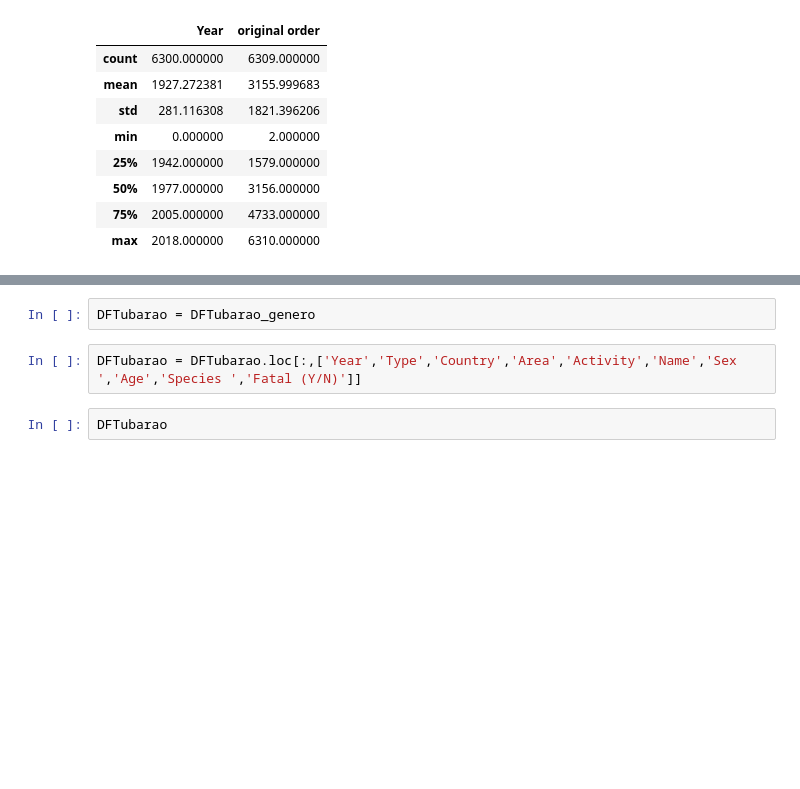
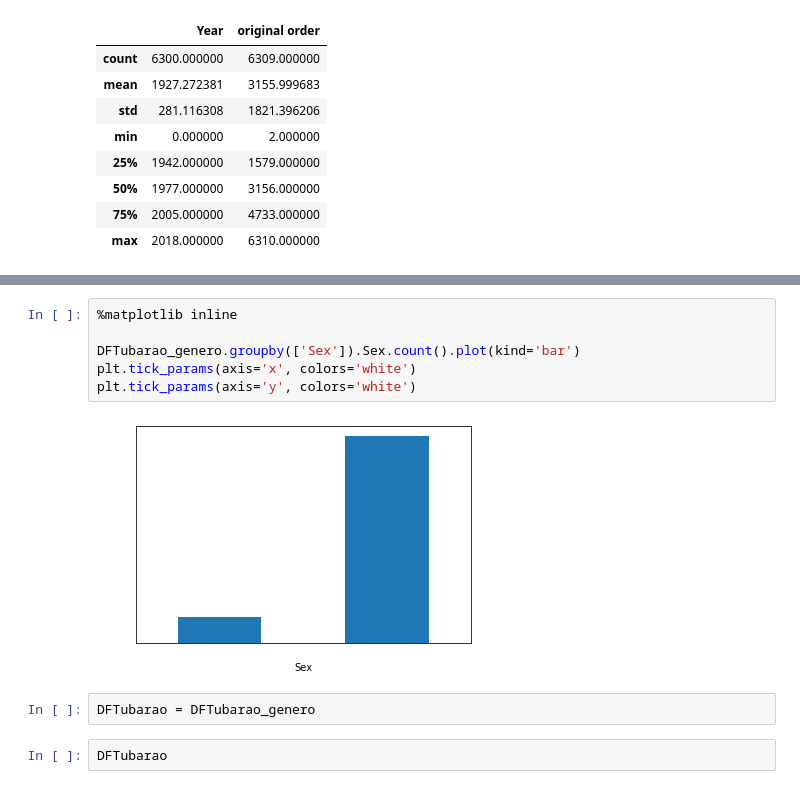
Before and after one commit to LYGuenka/AtaqueTubarao, a Jupyter notebook: AtaqueTubarao (Projeto 1).ipynb, the cells around one changed output, grey strips where cells are left out. Cells and saved outputs as stored; diff of their text form; blank space fills up the shorter version.

```diff
--- a/AtaqueTubarao (Projeto 1).ipynb
+++ b/AtaqueTubarao (Projeto 1).ipynb
@@ -160,7 +161,13 @@ Name: Sex , dtype: float64
+# %%
+%matplotlib inline
+
+DFTubarao_genero.groupby(['Sex']).Sex.count().plot(kind='bar')
+plt.tick_params(axis='x', colors='white')
+plt.tick_params(axis='y', colors='white')
+# %% [output]
+[figure, added]
 # %%
 DFTubarao = DFTubarao_genero
-# %%
-DFTubarao = DFTubarao.loc[:,['Year','Type','Country','Area','Activity','Name','Sex ','Age','Species ','Fatal (Y/N)']]
 # %%
 DFTubarao
 # %% [output]
```
Also changed, not shown: parts of 19 cells of this notebook.
